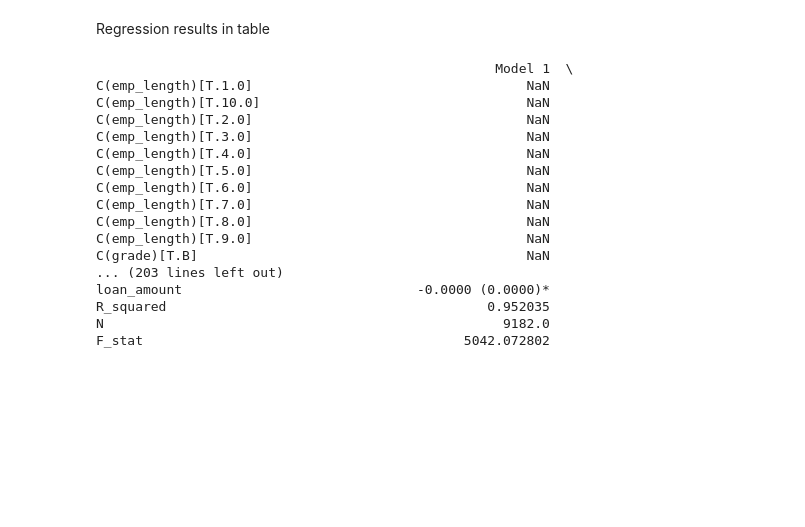
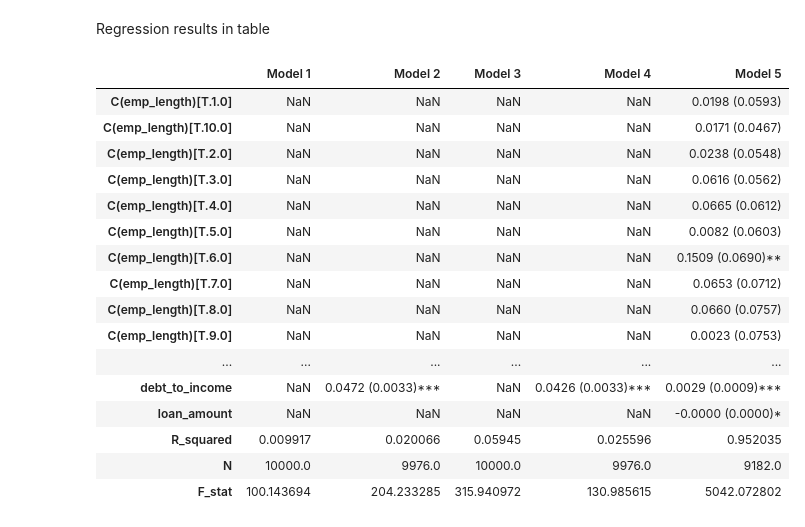
Before and after one commit to ollyfenwickdrodge/Python-week-1, a Jupyter notebook: Assignment_Data_Analysis.ipynb, the cells around one changed output. Saved outputs shown, nothing was run; the diff lists cells and outputs as text; code cells hidden in the pictures; blank space fills up the shorter version.

```diff
--- a/Assignment_Data_Analysis.ipynb
+++ b/Assignment_Data_Analysis.ipynb
@@ -460,22 +460,22 @@ gof = pd.DataFrame({
 
 full_reg_table = pd.concat([reg_table, gof], axis=0)
 # %%
-print(full_reg_table)
+display(full_reg_table)
 # %% [output]
-                                                   Model 1  \
-C(emp_length)[T.1.0]                                   NaN
-C(emp_length)[T.10.0]                                  NaN
-C(emp_length)[T.2.0]                                   NaN
-C(emp_length)[T.3.0]                                   NaN
-C(emp_length)[T.4.0]                                   NaN
-C(emp_length)[T.5.0]                                   NaN
-C(emp_length)[T.6.0]                                   NaN
-C(emp_length)[T.7.0]                                   NaN
-C(emp_length)[T.8.0]                                   NaN
-C(emp_length)[T.9.0]                                   NaN
-C(grade)[T.B]                                          NaN
-... (203 lines left out)
-loan_amount                              -0.0000 (0.0000)*
-R_squared                                         0.952035
-N                                                   9182.0
-F_stat                                         5042.072802
+|  | Model 1 | Model 2 | Model 3 | Model 4 | Model 5 |
+| C(emp_length)[T.1.0] | NaN | NaN | NaN | NaN | 0.0198 (0.0593) |
+| C(emp_length)[T.10.0] | NaN | NaN | NaN | NaN | 0.0171 (0.0467) |
+| C(emp_length)[T.2.0] | NaN | NaN | NaN | NaN | 0.0238 (0.0548) |
+| C(emp_length)[T.3.0] | NaN | NaN | NaN | NaN | 0.0616 (0.0562) |
+| C(emp_length)[T.4.0] | NaN | NaN | NaN | NaN | 0.0665 (0.0612) |
+| C(emp_length)[T.5.0] | NaN | NaN | NaN | NaN | 0.0082 (0.0603) |
+| C(emp_length)[T.6.0] | NaN | NaN | NaN | NaN | 0.1509 (0.0690)** |
+| C(emp_length)[T.7.0] | NaN | NaN | NaN | NaN | 0.0653 (0.0712) |
+| C(emp_length)[T.8.0] | NaN | NaN | NaN | NaN | 0.0660 (0.0757) |
+| C(emp_length)[T.9.0] | NaN | NaN | NaN | NaN | 0.0023 (0.0753) |
+| ... | ... | ... | ... | ... | ... |
+| debt_to_income | NaN | 0.0472 (0.0033)*** | NaN | 0.0426 (0.0033)*** | 0.0029 (0.0009)*** |
+| loan_amount | NaN | NaN | NaN | NaN | -0.0000 (0.0000)* |
+| R_squared | 0.009917 | 0.020066 | 0.05945 | 0.025596 | 0.952035 |
+| N | 10000.0 | 9976.0 | 10000.0 | 9976.0 | 9182.0 |
+| F_stat | 100.143694 | 204.233285 | 315.940972 | 130.985615 | 5042.072802 |
```
